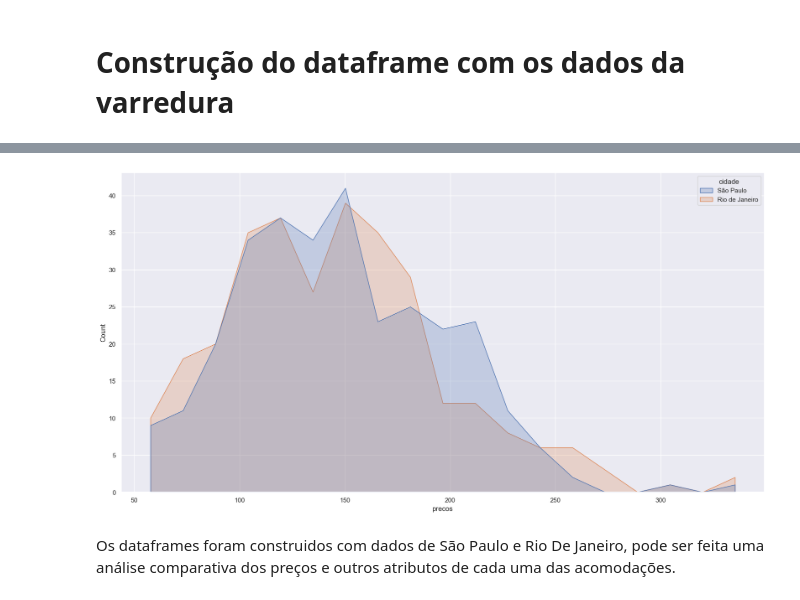
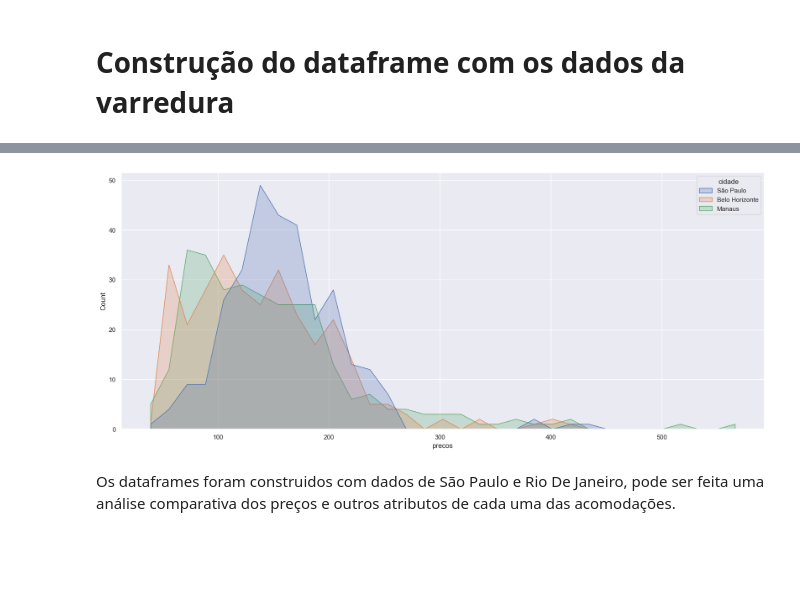
Before and after one commit to hucodelab/airbnb_webscraping, a Jupyter notebook: airbnb.ipynb, the cells around one changed output, grey strips where cells are left out. Drawn from its saved outputs; the diff is of its cells as text; code cells hidden in the pictures; blank space fills up the shorter version.

Commit message:
dados de todas as paginas do Rio e SP + histograma 5

```diff
--- a/airbnb.ipynb
+++ b/airbnb.ipynb
@@ -14,6 +14,15 @@ SP_url = '''https://www.airbnb.com.br/s/Sao-Paulo-~-S%C3%A3o-Paulo--Brazil/homes
 
 # Rio
 RJ_url = '''https://www.airbnb.com.br/s/Rio-de-Janeiro-~-RJ/homes?tab_id=home_tab&refinement_paths%5B%5D=%2Fhomes&flexible_trip_lengths%5B%5D=one_week&date_picker_type=calendar&source=structured_search_input_header&search_type=autocomplete_click&query=Rio%20de%20Janeiro%20-%20RJ&place_id=ChIJW6AIkVXemwARTtIvZ2xC3FA'''
+
+# Belo Horizonte
+BH_url = '''https://www.airbnb.com.br/s/Belo-Horizonte-~-MG/homes?tab_id=home_tab&refinement_paths%5B%5D=%2Fhomes&flexible_trip_lengths%5B%5D=one_week&query=Belo%20Horizonte%20-%20MG&place_id=ChIJMyzPysqQpgARlznSOl55NVs&date_picker_type=calendar&source=structured_search_input_header&search_type=autocomplete_click'''
+
+# Manaus
+MA_url = '''https://www.airbnb.com.br/s/Manaus-~-AM/homes?tab_id=home_tab&refinement_paths%5B%5D=%2Fhomes&flexible_trip_lengths%5B%5D=one_week&date_picker_type=calendar&source=structured_search_input_header&search_type=autocomplete_click&query=Manaus%20-%20AM&place_id=ChIJt0d2s8gbbJIRzKll959cSCs'''
+
+# Goiania
+GO_url = '''https://www.airbnb.com.br/s/Goi%C3%A2nia-~-GO/homes?tab_id=home_tab&refinement_paths%5B%5D=%2Fhomes&flexible_trip_lengths%5B%5D=one_week&date_picker_type=calendar&source=structured_search_input_header&search_type=autocomplete_click&query=Goi%C3%A2nia%20-%20GO&place_id=ChIJZwjYWL32XpMRjmfSIK0rae8'''
 # %% [markdown]
 # Lista com cada um dos links das paginas do buscador
 # %%
@@ -42,6 +51,9 @@ def create_pages(city_url):
 # %%
 pages_sp = create_pages(SP_url)
 pages_rj = create_pages(RJ_url)
+pages_bh = create_pages(BH_url)
+pages_ma = create_pages(MA_url)
+pages_go = create_pages(GO_url)
 # %% [markdown]
 # Construção de listas com os dados de interesse e do dataframe com os dados da varredura
 # %%
@@ -86,11 +98,22 @@ def create_df(pages):
 # %%
 df_sp = create_df(pages_sp)
 df_rj = create_df(pages_rj)
+df_bh = create_df(pages_bh)
+df_ma = create_df(pages_ma)
+df_go = create_df(pages_go)
 # %%
 df_sp['cidade'] = "São Paulo"
 df_rj['cidade'] = "Rio de Janeiro"
+df_bh['cidade'] = "Belo Horizonte"
+df_ma['cidade'] = "Manaus"
+df_go['cidade'] = "Goiania"
 # concatenation of the dataframes of each city we collected the data
-df = pd.concat([df_sp, df_rj])
+df = pd.concat([df_sp,
+#                 df_rj,
+                df_bh,
+                df_ma,
+#                 df_go
+               ])
 # %%
 df.head(20)
 # %% [output]
@@ -114,9 +137,9 @@ df.head(20)
 # %%
 # ploting data to make comparisons
-sns.set(rc={'figure.figsize':(20, 10)})
+sns.set(rc={'figure.figsize':(20, 8)})
 ax = sns.histplot(data=df, x="precos", hue="cidade", element="poly", discrete=False);
 plt.show()
 # %% [output]
-[figure, old version]
+[figure, new version]
 # %% [markdown]
 Os dataframes foram construidos com dados de São Paulo e Rio De Janeiro, pode ser feita uma análise comparativa dos preços e outros atributos de cada uma das acomodações.
```
Also changed, not shown: parts of 1 cell of this notebook.
